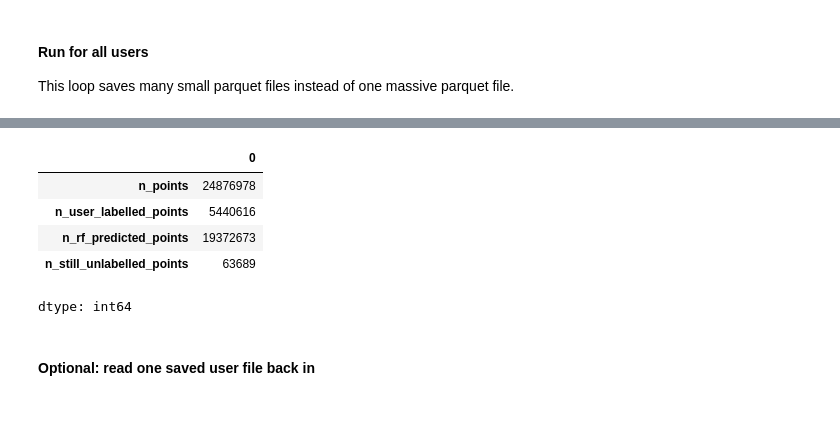
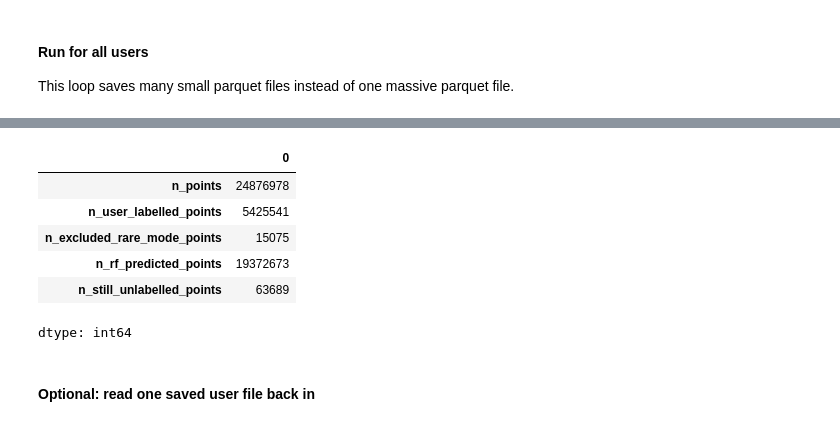
Before and after one commit to bimbam1402-fia/Mobility-Mode-Classifier, a Jupyter notebook: mobility_mode_classification.ipynb, the cells around one changed output, grey strips where cells are left out. Cells and saved outputs as stored; diff of their text form; code cells hidden in the pictures.

```diff
--- a/mobility_mode_classification.ipynb
+++ b/mobility_mode_classification.ipynb
@@ -2654,14 +2683,15 @@ def process_one_user_and_save(
     Process one Geolife user without loading the whole dataset into memory.
 
     Output columns include:
-    - user_given_mode: original label from labels.txt, if available
-    - predicted_mode: Random Forest prediction, only for unlabelled segments
+    - user_given_mode: original usable label from labels.txt, if available
+    - excluded_user_mode: rare label excluded from modelling, if available
+    - predicted_mode: Random Forest prediction, only for unlabelled, non-excluded segments
     - prediction_confidence: max predicted probability for RF predictions
     - transportation_mode: final mode used for analysis/map visualization
-    - label_source: user_label, random_forest, or unlabelled_too_short_or_invalid
+    - label_source: user_label, random_forest, excluded_rare_mode, or unlabelled_too_short_or_invalid
 
-    This version uses speed-aware segmentation before prediction, so long
-    unlabelled trajectories can be split into smaller movement phases.
+    This version uses speed-aware segmentation before prediction and applies
+    the same rare-mode exclusion logic as model training.
     """
 
     trajectory_folder = DATA_ROOT / user_id / "Trajectory"
@@ -2686,7 +2716,7 @@ def process_one_user_and_save(
         traj["altitude_m"] = traj["altitude_ft"] * 0.3048
         traj["altitude_m"] = traj["altitude_m"].fillna(0)
 
-        # Preserve original user-given labels where they exist
+        # Preserve usable labels and mark excluded rare labels separately
         traj = add_user_given_labels_to_points(traj, user_labels)
 
         # Split trajectory using labels, time gaps, and significant speed changes
@@ -2706,8 +2736,13 @@ def process_one_user_and_save(
 
     user_points = pd.concat(user_segments, ignore_index=True)
 
-    # Only segments with no user-given labels are predicted
-    unlabelled_points = user_points[user_points["user_given_mode"].isna()].copy()
+    # Only segments with no usable user label AND no excluded rare label are predicted.
+    # This prevents rare labelled modes from being incorrectly forced into one of
+    # the six model classes.
+    unlabelled_points = user_points[
+        user_points["user_given_mode"].isna() &
+        user_points["excluded_user_mode"].isna()
+    ].copy()
 
     feature_rows = []
 
@@ -2766,24 +2801,27 @@ def process_one_user_and_save(
     )
 
     # Final transportation mode:
-    # 1. keep user-given label if available
+    # 1. keep usable user-given labels if available
     # 2. otherwise use RF prediction if available
-    # 3. otherwise leave missing
+    # 3. rare excluded user labels stay out of transportation_mode
+    # 4. otherwise leave missing
     user_points["transportation_mode"] = user_points["user_given_mode"].astype("object")
 
     pred_mask = (
         user_points["transportation_mode"].isna() &
-        user_points["predicted_mode"].notna()
+        user_points["predicted_mode"].notna() &
+        user_points["excluded_user_mode"].isna()
     )
 
     user_points.loc[pred_mask, "transportation_mode"] = user_points.loc[pred_mask, "predicted_mode"]
 
     user_points["label_source"] = "unlabelled_too_short_or_invalid"
     user_points.loc[user_points["user_given_mode"].notna(), "label_source"] = "user_label"
+    user_points.loc[user_points["excluded_user_mode"].notna(), "label_source"] = "excluded_rare_mode"
     user_points.loc[pred_mask, "label_source"] = "random_forest"
 
     # Store text label columns cleanly in Parquet
-    for col in ["user_given_mode", "predicted_mode", "transportation_mode", "label_source"]:
+    for col in ["user_given_mode", "excluded_user_mode", "predicted_mode", "transportation_mode", "label_source"]:
         if col in user_points.columns:
             user_points[col] = user_points[col].astype("string")
 
@@ -2796,6 +2834,7 @@ def process_one_user_and_save(
         "n_segments": user_points["segment_id"].nunique(),
         "n_speed_change_segments": (user_points["segment_start_reason"] == "speed_change").sum(),
         "n_user_labelled_points": (user_points["label_source"] == "user_label").sum(),
+        "n_excluded_rare_mode_points": (user_points["label_source"] == "excluded_rare_mode").sum(),
         "n_rf_predicted_points": (user_points["label_source"] == "random_forest").sum(),
         "n_still_unlabelled_points": (user_points["label_source"] == "unlabelled_too_short_or_invalid").sum(),
         "gap_minutes": gap_minutes,
@@ -2857,19 +2896,21 @@ Processing user: 181
 # %%
 processing_summary_df.to_csv(
     OUTPUT_DIR / "processing_summary.csv",
     index=False
 )
 
 processing_summary_df[[
     "n_points",
     "n_user_labelled_points",
+    "n_excluded_rare_mode_points",
     "n_rf_predicted_points",
     "n_still_unlabelled_points"
 ]].sum()
 # %% [output]
 |  | 0 |
 | n_points | 24876978 |
-| n_user_labelled_points | 5440616 |
+| n_user_labelled_points | 5425541 |
+| n_excluded_rare_mode_points | 15075 |
 | n_rf_predicted_points | 19372673 |
 | n_still_unlabelled_points | 63689 |
 dtype: int64
```
Also changed, not shown: parts of 3 cells of this notebook.
